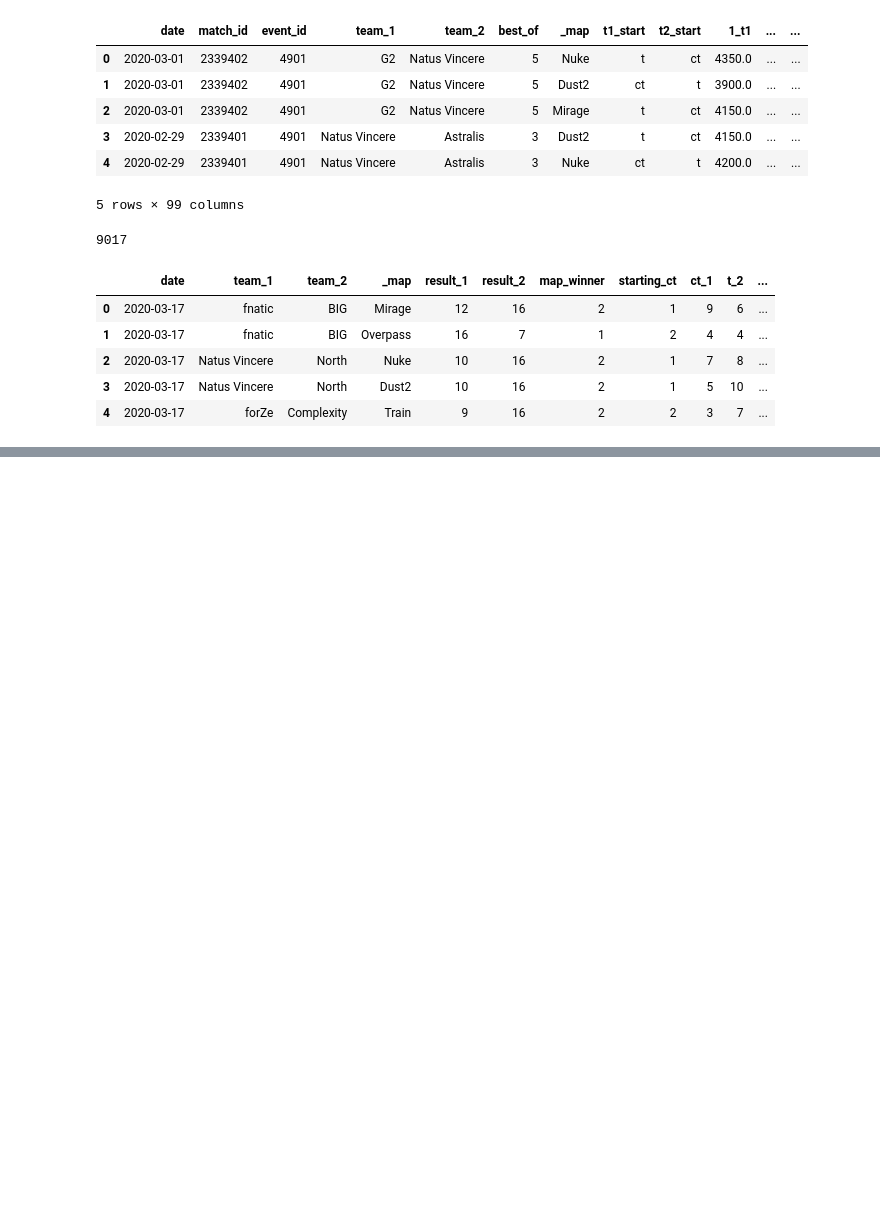
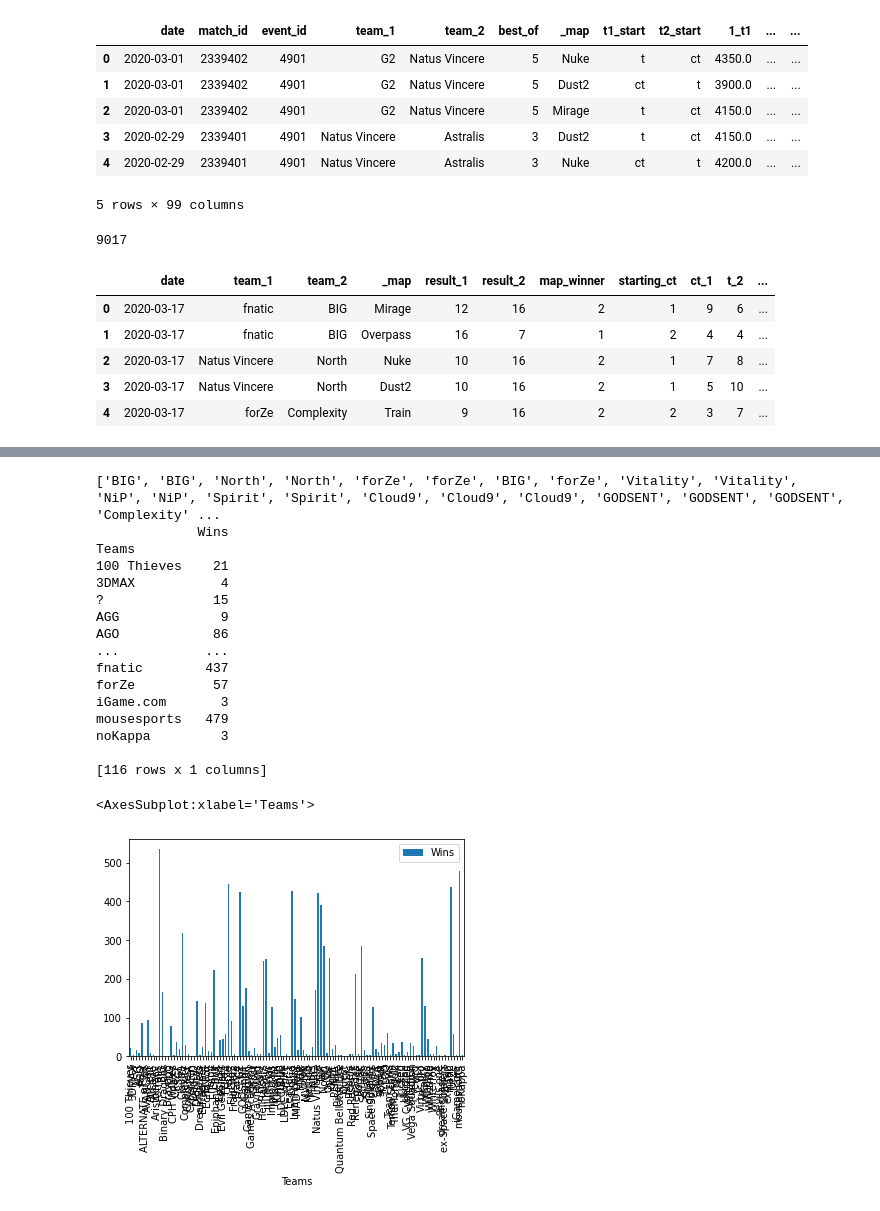
Before and after one commit to Yaswanth3277/csgodataclassifier, a Jupyter notebook: csgoclassifier.ipynb, the cells around one changed output, grey strips where cells are left out. Drawn from its saved outputs; the diff is of its cells as text; code cells hidden in the pictures; blank space fills up the shorter version.

```diff
--- a/csgoclassifier.ipynb
+++ b/csgoclassifier.ipynb
@@ -114,0 +144,37 @@ economy_df.head()
+# %%
+teams = []
+wins = []
+
+for index, row in results_df.iterrows():
+    if row["match_winner"] == 1:
+        teams.append(row["team_1"])
+        wins.append(1)
+    else:
+        teams.append(row["team_2"])
+        wins.append(1)
+
+print(teams)
+teams_dict = {"Teams": teams, "Wins":wins}
+teams_and_wins = pd.DataFrame(teams_dict)
+print(teams_and_wins.groupby("Teams").count())
+team_wins = teams_and_wins.groupby("Teams").count()
+team_wins.plot(kind="bar")
+# %% [output]
+['BIG', 'BIG', 'North', 'North', 'forZe', 'forZe', 'BIG', 'forZe', 'Vitality', 'Vitality', 'NiP', 'NiP', 'Spirit', 'Spirit', 'Cloud9', 'Cloud9', 'Cloud9', 'GODSENT', 'GODSENT', 'GODSENT', 'Complexity' ...
+             Wins
+Teams
+100 Thieves    21
+3DMAX           4
+?              15
+AGG             9
+AGO            86
+...           ...
+fnatic        437
+forZe          57
+iGame.com       3
+mousesports   479
+noKappa         3
+
+[116 rows x 1 columns]
+<AxesSubplot:xlabel='Teams'>
+[figure, added]
```
Also changed, not shown: parts of 12 cells of this notebook.
